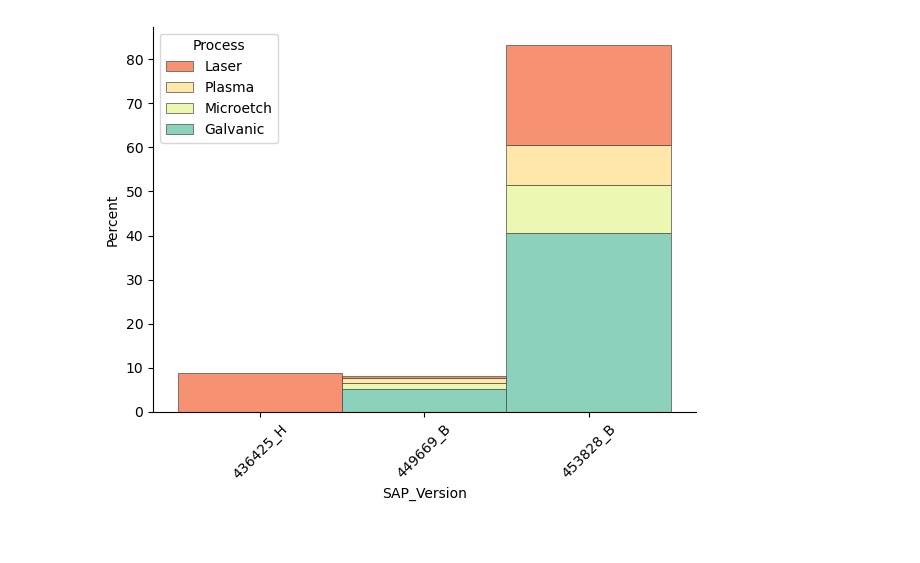
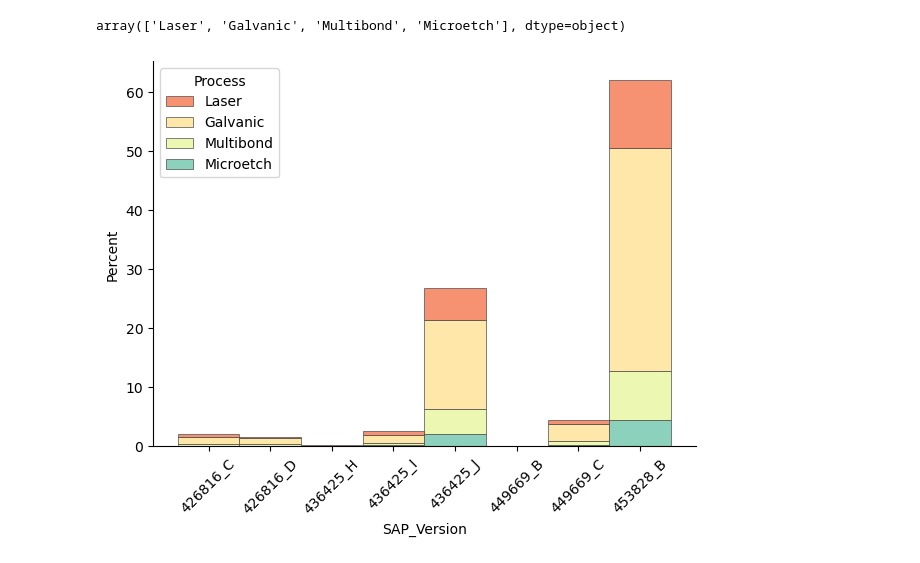
Before and after one commit to Arajeswa/proT_pipeline, a Jupyter notebook: notebooks/nb_check_data.ipynb, the cells around one changed output. Saved outputs shown, nothing was run; the diff lists cells and outputs as text; code cells hidden in the pictures.

```diff
--- a/notebooks/nb_check_data.ipynb
+++ b/notebooks/nb_check_data.ipynb
@@ -70,5 +62,0 @@ df_pc[["PaPos","Process"]].sort_values(by="PaPos").drop_duplicates(ignore_index=
-# %%
-df_lev = pd.read_csv(join(INTERMEDIATE_DIR,"x_prochain_lev"))
-df_over = df_lev.set_index("id").loc["50448A"].sort_values(by="PaPos")
-print(len(df_over))
-df_over.head()
@@ -121,29 +79,29 @@ plt.show()
 # %%
 processes= df_pc["Process"].unique()
-designs = df_pc["SAP"].unique()
+designs = df_pc[design_label].unique()
+processes
+# %% [output]
+array(['Laser', 'Galvanic', 'Multibond', 'Microetch'], dtype=object)
 # %%
-df_plot = df_pc.copy()
+df_plot = df_lev.copy()
 df_plot["SAP"] = df_plot["SAP"].apply(lambda x: str(x))
 df_plot["SAP_Version"] = df_plot["SAP"]+"_"+df_plot["Version"]
-
-processes= df_pc["Process"].unique()
-designs = df_pc["SAP"].unique()
 
 f, ax = plt.subplots(figsize=(7, 5))
 sns.despine(f)
 
 sns.histplot(
     data = df_plot,
     x="SAP_Version",
     hue="Process",
     hue_order=processes,
     multiple="stack",
     palette="Spectral",
     edgecolor=".3",
     linewidth=.5,
     stat="percent")
 
 plt.xticks(rotation=45)
 plt.show()
 # %% [output]
-[figure, old version]
+[figure, new version]
```
Also changed, not shown: parts of 17 cells of this notebook, 15 other files.
